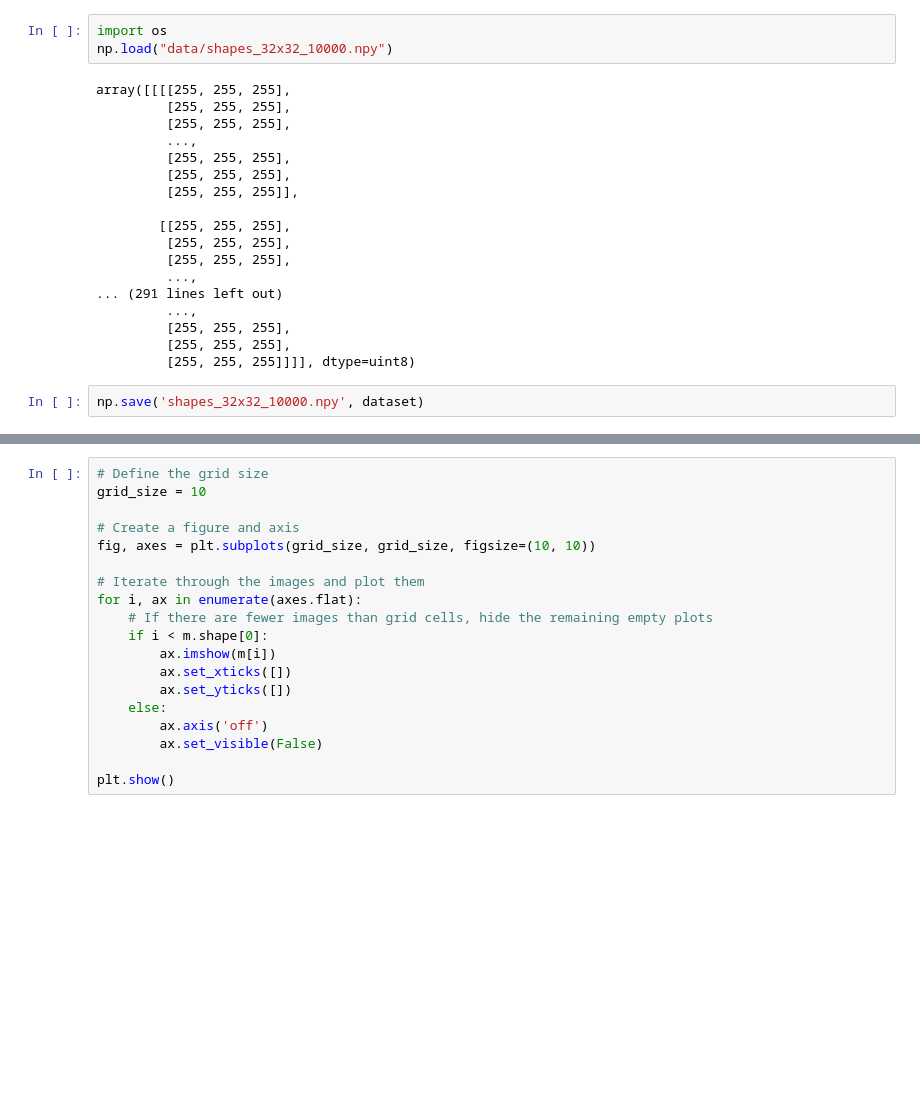
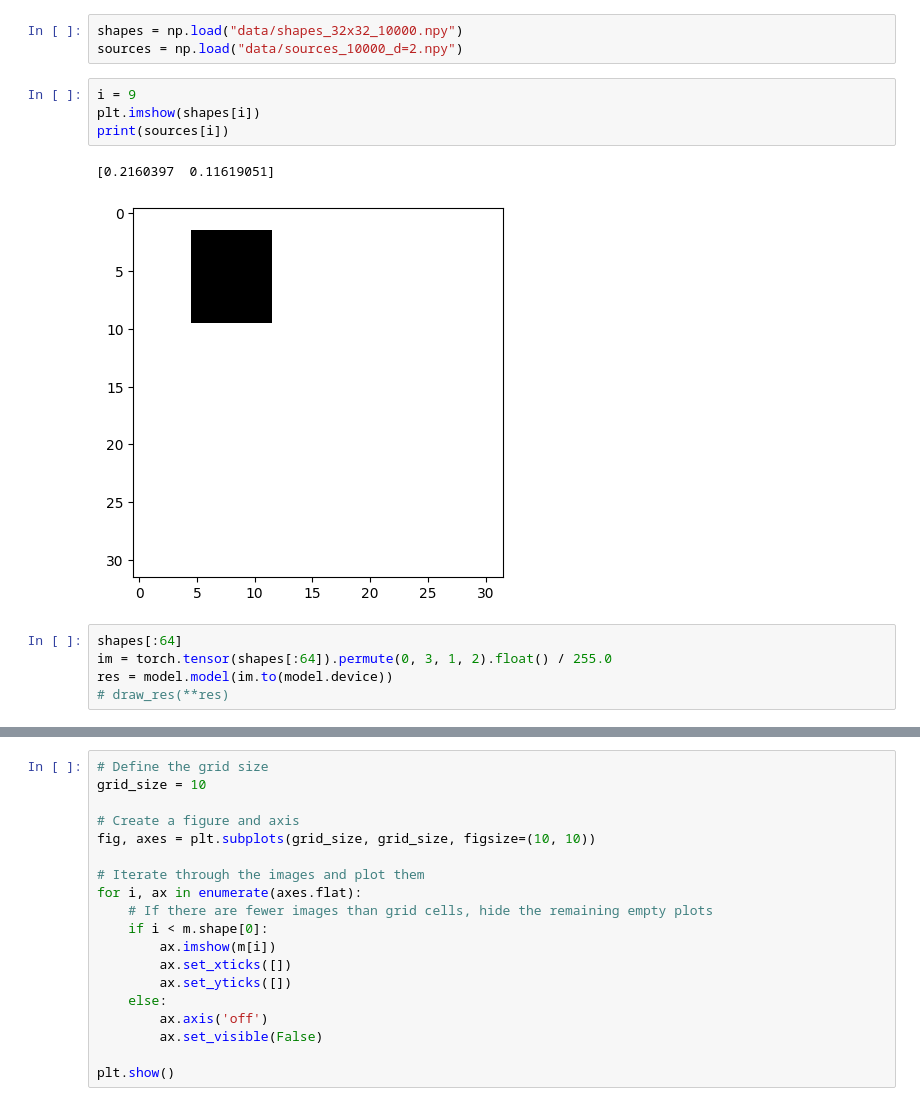
Before and after one commit to AdirTuval/vae-lab-project, a Jupyter notebook: mynotebook.ipynb, the cells around one changed output, grey strips where cells are left out. Saved outputs shown, nothing was run; the diff lists cells and outputs as text; blank space fills up the shorter version.

```diff
--- a/mynotebook.ipynb
+++ b/mynotebook.ipynb
@@ -18,23 +38,15 @@ np.save("/cs/labs/yweiss/adirt/lab_project/vae-lab-project/data/shapes_32x32_100
 # %%
-import os
-np.load("data/shapes_32x32_10000.npy")
+shapes = np.load("data/shapes_32x32_10000.npy")
+sources = np.load("data/sources_10000_d=2.npy")
-# %% [output]
-array([[[[255, 255, 255],
-         [255, 255, 255],
-         [255, 255, 255],
-         ...,
-         [255, 255, 255],
-         [255, 255, 255],
-         [255, 255, 255]],
-
-        [[255, 255, 255],
-         [255, 255, 255],
-         [255, 255, 255],
-         ...,
-... (291 lines left out)
-         ...,
-         [255, 255, 255],
-         [255, 255, 255],
-         [255, 255, 255]]]], dtype=uint8)
-# %%
-np.save('shapes_32x32_10000.npy', dataset)
+# %%
+i = 9
+plt.imshow(shapes[i])
+print(sources[i])
+# %% [output]
+[0.2160397  0.11619051]
+[figure, added]
+# %%
+shapes[:64]
+im = torch.tensor(shapes[:64]).permute(0, 3, 1, 2).float() / 255.0
+res = model.model(im.to(model.device))
+# draw_res(**res)
```
Also changed, not shown: parts of 9 cells of this notebook, 7 other files.
